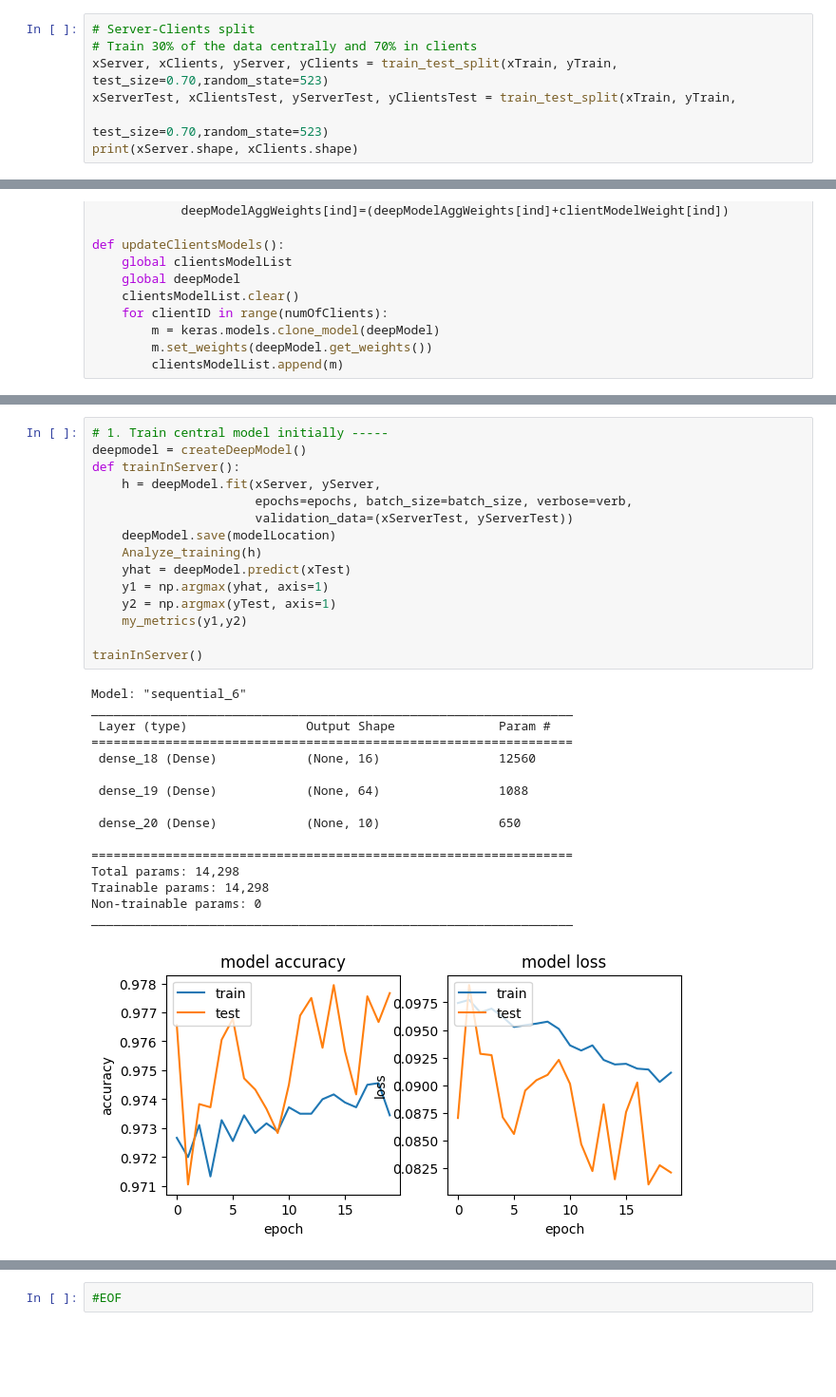
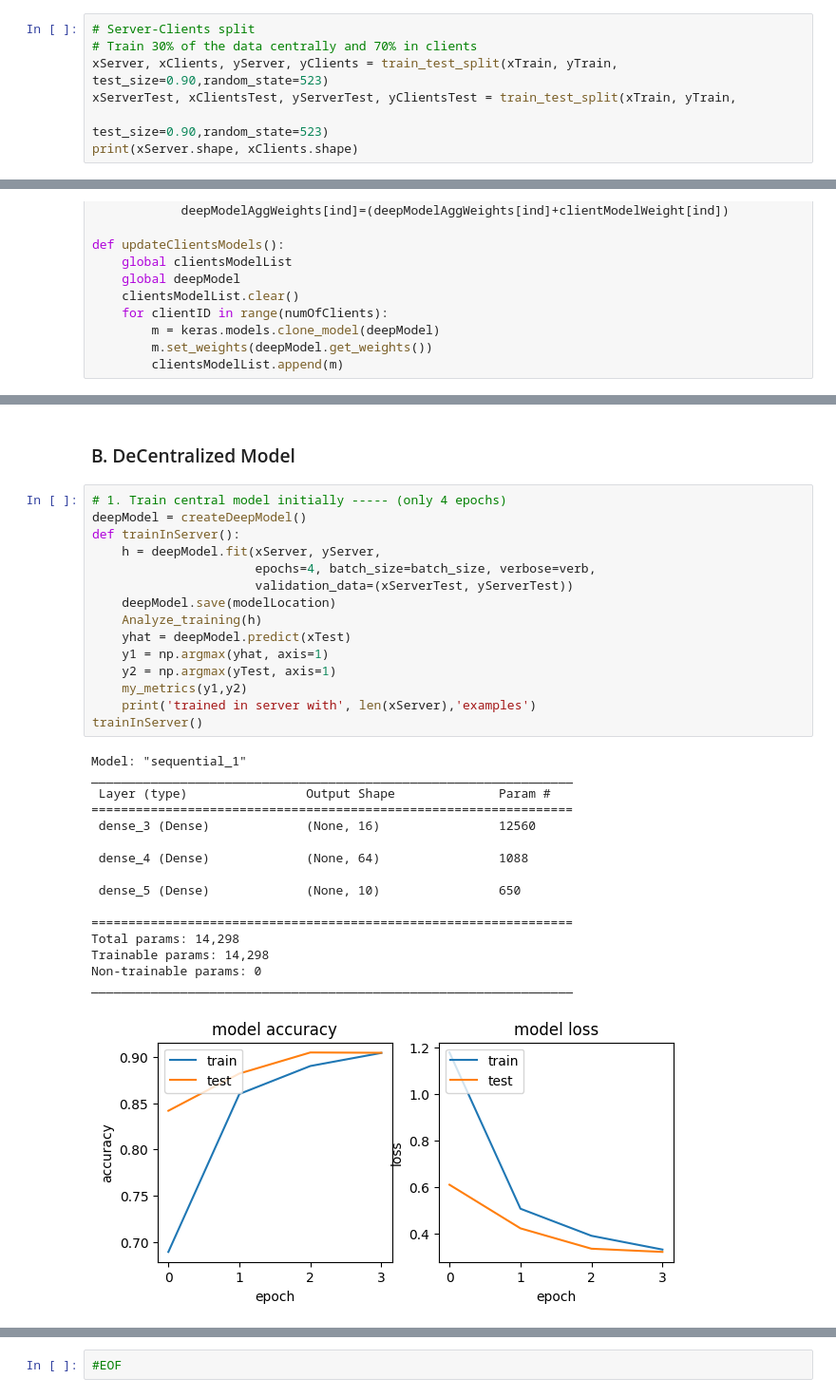
Before and after one commit to castorgit/Federated_Learning, a Jupyter notebook: 00_Federated_learning_MNIST.ipynb, the cells around one changed output, grey strips where cells are left out. Shown: that part at 95% size. Saved outputs shown, nothing was run; the diff lists cells and outputs as text; blank space fills up the shorter version.

```diff
--- a/00_Federated_learning_MNIST.ipynb
+++ b/00_Federated_learning_MNIST.ipynb
@@ -61,8 +72,8 @@ accList, precList, recallList, f1List = [], [], [], []
 # %%
 # Server-Clients split
 # Train 30% of the data centrally and 70% in clients
-xServer, xClients, yServer, yClients = train_test_split(xTrain, yTrain, test_size=0.70,random_state=523)
+xServer, xClients, yServer, yClients = train_test_split(xTrain, yTrain, test_size=0.90,random_state=523)
 xServerTest, xClientsTest, yServerTest, yClientsTest = train_test_split(xTrain, yTrain,
-                                                                        test_size=0.70,random_state=523)
+                                                                        test_size=0.90,random_state=523)
 print(xServer.shape, xClients.shape)
 # %% [output]
@@ -205,32 +231,34 @@ f1Score : 0.9545363650524565
+# %% [markdown]
+### B. DeCentralized Model
 # %%
-# 1. Train central model initially -----
-deepmodel = createDeepModel()
+# 1. Train central model initially ----- (only 4 epochs)
+deepModel = createDeepModel()
 def trainInServer():
     h = deepModel.fit(xServer, yServer,
-                      epochs=epochs, batch_size=batch_size, verbose=verb,
+                      epochs=4, batch_size=batch_size, verbose=verb,
                       validation_data=(xServerTest, yServerTest))
     deepModel.save(modelLocation)
     Analyze_training(h)
     yhat = deepModel.predict(xTest)
     y1 = np.argmax(yhat, axis=1)
     y2 = np.argmax(yTest, axis=1)
     my_metrics(y1,y2)
-
+    print('trained in server with', len(xServer),'examples')
 trainInServer()
 # %% [output]
-Model: "sequential_6"
+Model: "sequential_1"
 _________________________________________________________________
  Layer (type)                Output Shape              Param #
 =================================================================
- dense_18 (Dense)            (None, 16)                12560
+ dense_3 (Dense)             (None, 16)                12560
 
- dense_19 (Dense)            (None, 64)                1088
+ dense_4 (Dense)             (None, 64)                1088
 
- dense_20 (Dense)            (None, 10)                650
+ dense_5 (Dense)             (None, 10)                650
 
 =================================================================
 Total params: 14,298
 Trainable params: 14,298
 Non-trainable params: 0
 _________________________________________________________________
-[figure, old version]
+[figure, new version]
```
Also changed, not shown: parts of 14 cells of this notebook.
